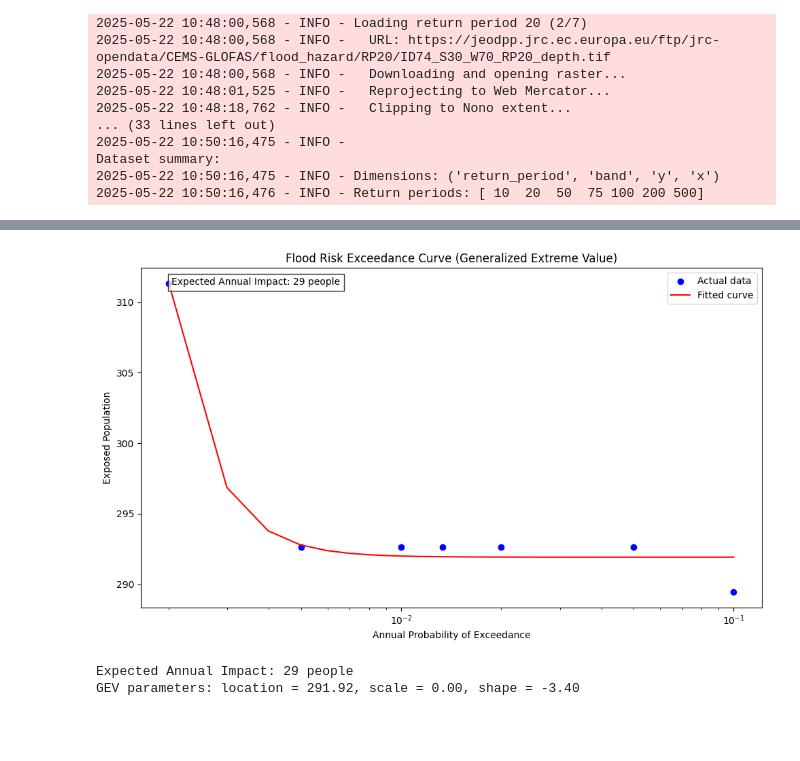
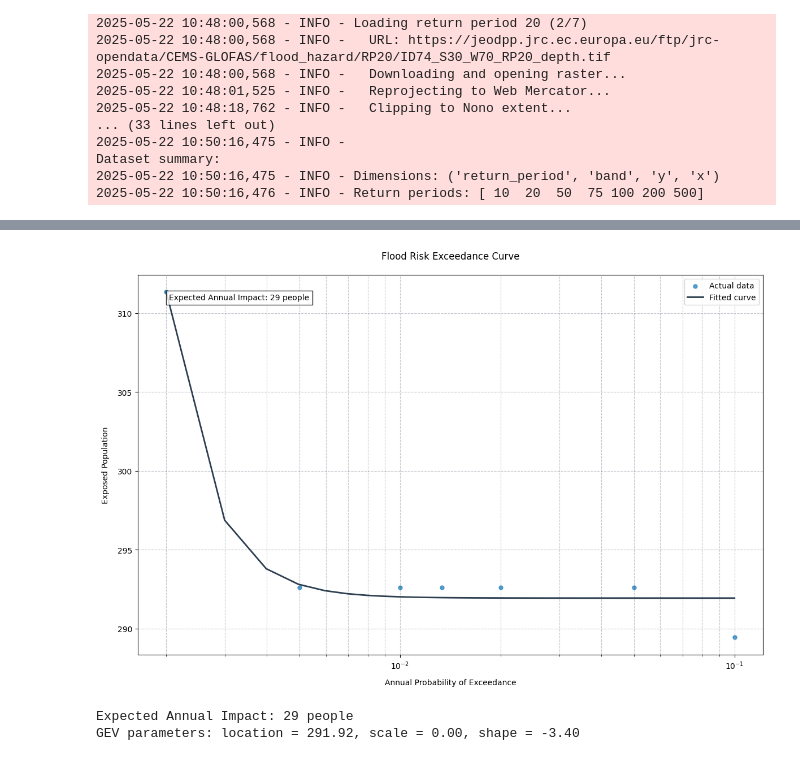
Before and after one commit to nlebovits/ciut-tablero, a Jupyter notebook: tutorials/peligrosidad.ipynb, the cells around one changed output, grey strips where cells are left out. Cells and saved outputs as stored; diff of their text form; code cells hidden in the pictures; blank space fills up the shorter version.

```diff
--- a/tutorials/peligrosidad.ipynb
+++ b/tutorials/peligrosidad.ipynb
@@ -495,8 +729,11 @@ for rp in flood_depths.return_period.values:
     values = flood_mask.sel(band=1).values.flatten()
 
     # Convert to DataFrame and filter for flood areas
-    flood_pd = pd.DataFrame.from_dict({'flood': values, 'x': x, 'y': y})
-    flood_pd = flood_pd[flood_pd['flood'] is True]
+    # Convert to DataFrame and filter for flood areas
+    flood_pd = pd.DataFrame.from_dict({"flood": values, "x": x, "y": y})
+    flood_pd = flood_pd[
+        flood_pd["flood"].astype(bool)
+    ]  # Convert to boolean before filtering
 
     # Create vector data
     flood_vector = gpd.GeoDataFrame(
@@ -578,12 +797,6 @@ exposure_df
 | 5 | 200 | 292.615605 | 7.295437 | 254 | 4.330038 |
 | 6 | 500 | 311.333420 | 7.762106 | 268 | 4.568701 |
 # %%
-import numpy as np
-import matplotlib.pyplot as plt
-from scipy.optimize import curve_fit
-from scipy.integrate import simpson
-from scipy.stats import genextreme
-
 # Convert return periods to annual probabilities
 exposure_df['annual_probability'] = 1 / exposure_df['return_period']
 
@@ -591,13 +804,17 @@ exposure_df['annual_probability'] = 1 / exposure_df['return_period']
 exposure_df = exposure_df.sort_values('annual_probability')
 
 # Create the exceedance curve plot
-fig, ax = plt.subplots(figsize=(10, 6))
+fig, ax = plt.subplots(figsize=(12, 8))
 
 # Plot the actual data points
-ax.scatter(exposure_df['annual_probability'],
-          exposure_df['population_exposed'],
-          color='blue',
-          label='Actual data')
+ax.scatter(
+    exposure_df['annual_probability'],
+    exposure_df['population_exposed'],
+    color='#2E86C1',  # Nice blue
+    label='Actual data',
+    s=25,  # More reasonable dot size
+    alpha=0.8
+)
 
 # Define the GEV function
 def gev_function(x, loc, scale, shape):
@@ -606,43 +823,50 @@ def gev_function(x, loc, scale, shape):
 # Fit a curve to the data
 x = exposure_df['annual_probability']
 y = exposure_df['population_exposed']
 
 # Fit the curve with initial guess
 p0 = [100, 50, 0.1]  # Initial guess for parameters (loc, scale, shape)
 popt, _ = curve_fit(gev_function, x, y, p0=p0, maxfev=2000)
 
 # Generate points for the fitted curve
 x_fit = np.linspace(x.min(), x.max(), 100)
 y_fit = gev_function(x_fit, *popt)
 
 # Plot the fitted curve
-ax.plot(x_fit, y_fit, 'r-', label='Fitted curve')
+ax.plot(x_fit, y_fit, color='#2C3E50', label='Fitted curve', linewidth=2)  # Nice red
 
 # Calculate expected annual impact using numerical integration
 expected_annual_impact = simpson(y_fit, x_fit)
 
 # Add labels and title
-ax.set_xlabel('Annual Probability of Exceedance')
-ax.set_ylabel('Exposed Population')
-ax.set_title('Flood Risk Exceedance Curve (Generalized Extreme Value)')
-ax.legend()
+ax.set_xlabel('Annual Probability of Exceedance', labelpad=10)
+ax.set_ylabel('Exposed Population', labelpad=10)
+ax.set_title('Flood Risk Exceedance Curve', pad=20)
+ax.legend(loc='upper right')
 
 # Add expected annual impact to the plot
-ax.text(0.05, 0.95,
-        f'Expected Annual Impact: {expected_annual_impact:,.0f} people',
-        transform=ax.transAxes,
-        bbox=dict(facecolor='white', alpha=0.8))
+ax.text(
+    0.05,
+    0.95,
+    f'Expected Annual Impact: {expected_annual_impact:,.0f} people',
+    transform=ax.transAxes,
+    bbox=dict(facecolor='white', alpha=0.8),
+    verticalalignment='top'
+)
 
-# Use log scale for x-axis since probabilities span multiple orders of magnitude
+# Use log scale for x-axis
 ax.set_xscale('log')
+
+# Add grid with nice styling
+ax.grid(True, which='both', linestyle='--', alpha=0.3, color='#2C3E50')
 
 plt.tight_layout()
 plt.show()
 
 # Print the results
 print(f"Expected Annual Impact: {expected_annual_impact:,.0f} people")
 print(f"GEV parameters: location = {popt[0]:.2f}, scale = {popt[1]:.2f}, shape = {popt[2]:.2f}")
 # %% [output]
-[figure, old version]
+[figure, new version]
 Expected Annual Impact: 29 people
 GEV parameters: location = 291.92, scale = 0.00, shape = -3.40
```
Also changed, not shown: parts of 14 cells of this notebook.
